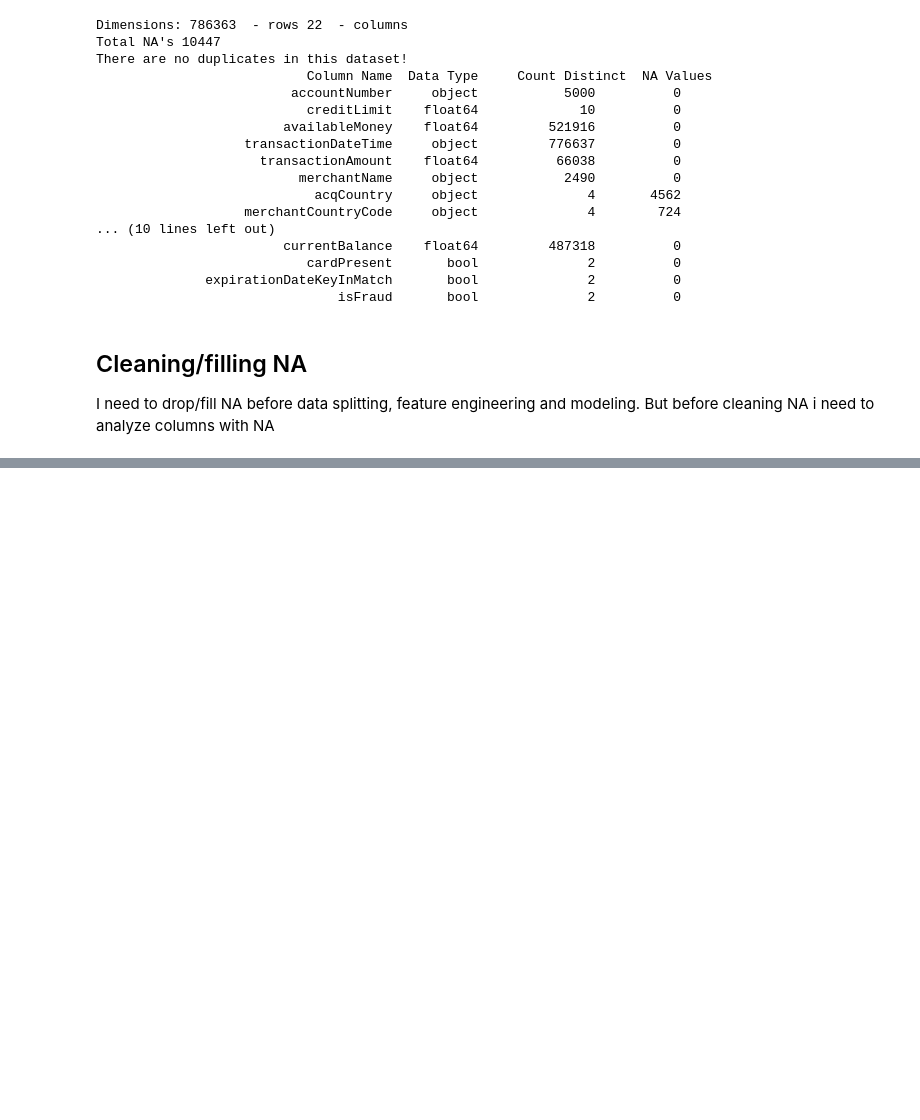
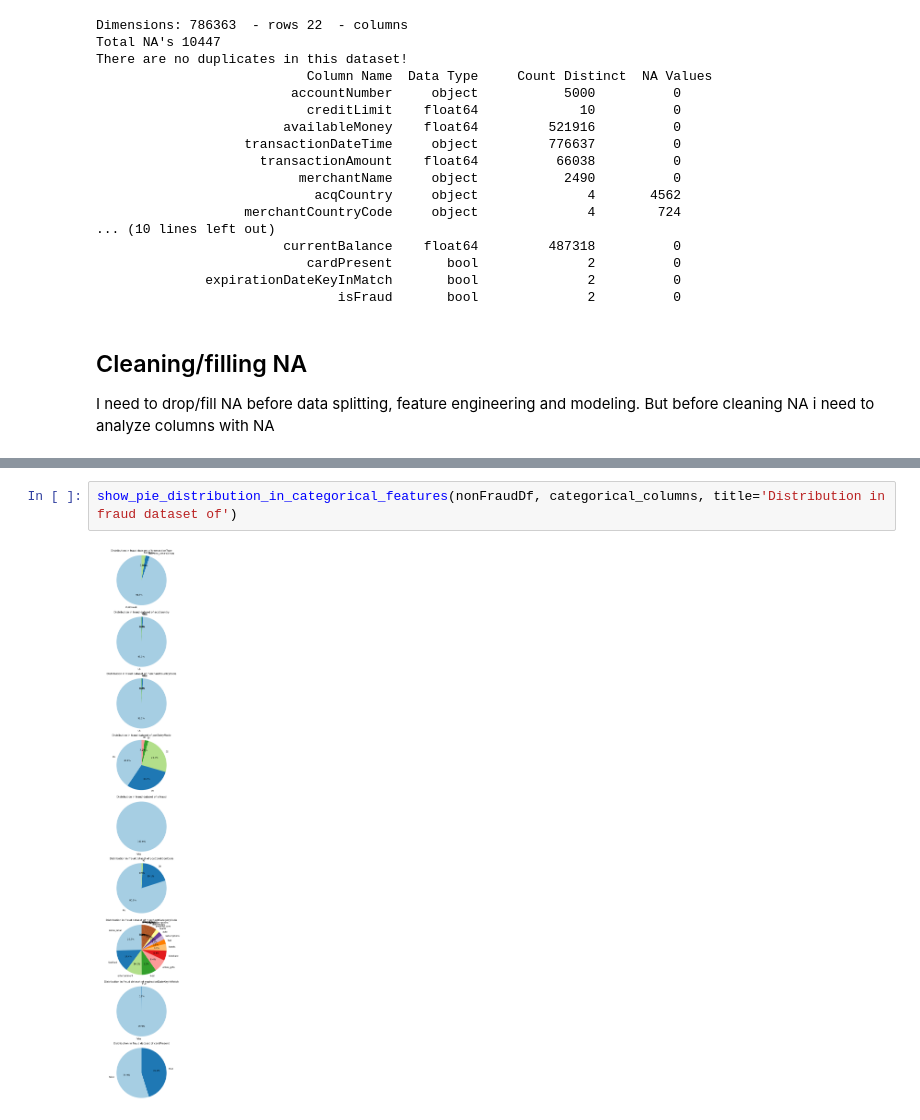
Before and after one commit to Illidan777/FTF-detector, a Jupyter notebook: data_preprocessing/Finance_Transaction_Fraud_detector.ipynb, the cells around one changed output, grey strips where cells are left out. Drawn from its saved outputs; the diff is of its cells as text; blank space fills up the shorter version.

```diff
--- a/data_preprocessing/Finance_Transaction_Fraud_detector.ipynb
+++ b/data_preprocessing/Finance_Transaction_Fraud_detector.ipynb
@@ -238 +279,5 @@ df
+# %%
+show_pie_distribution_in_categorical_features(nonFraudDf, categorical_columns, title='Distribution in fraud dataset of')
+# %% [output]
+[figure, added]
 # %%
```
Also changed, not shown: parts of 12 cells of this notebook.
